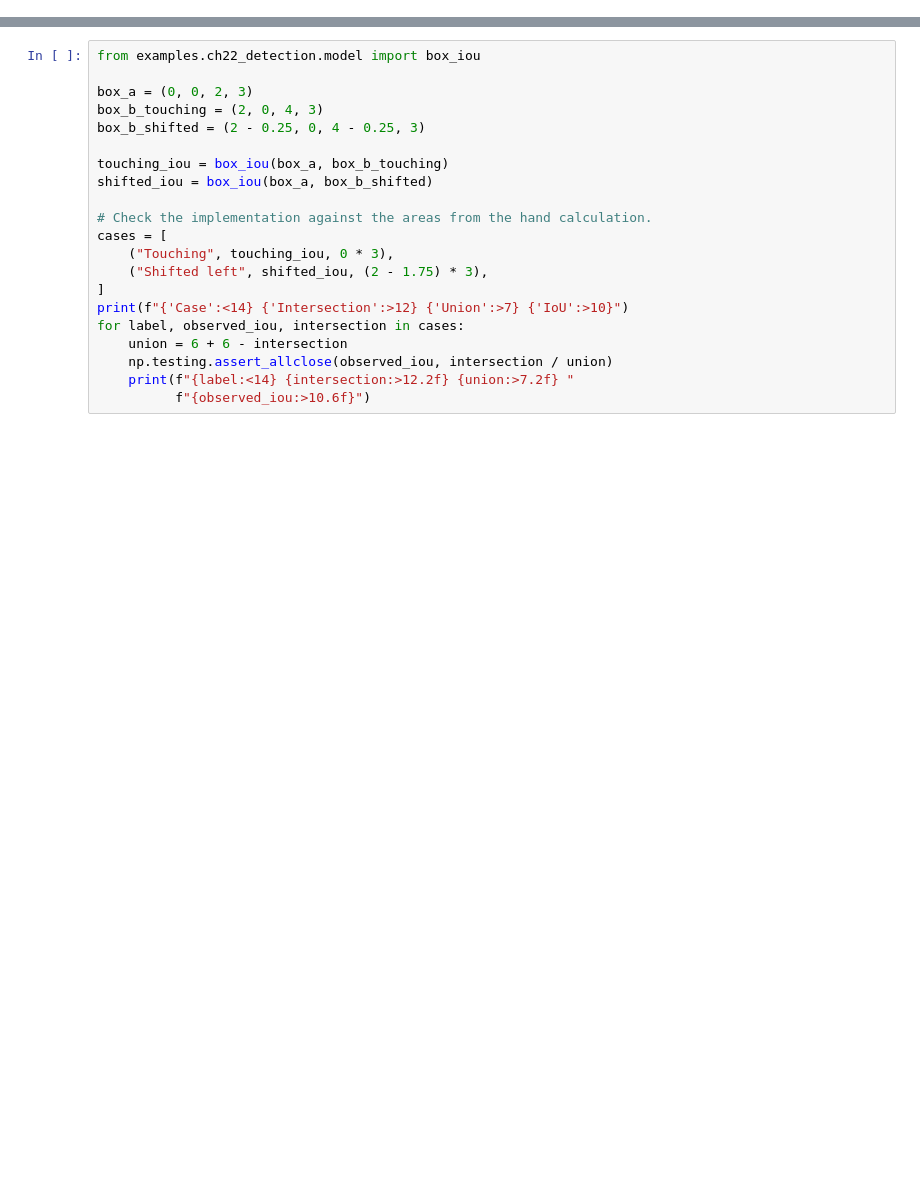
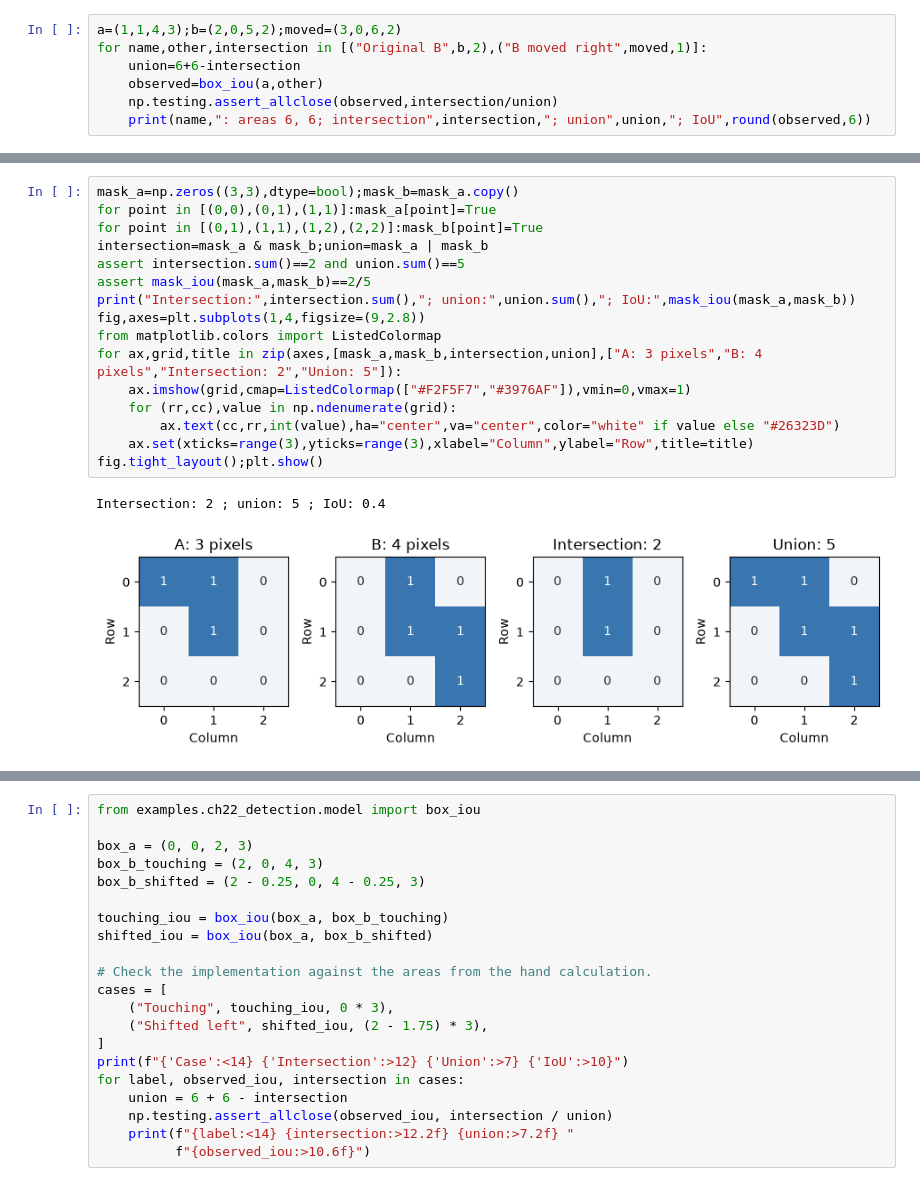
Before and after one commit to jrterven/transformers-book, a Jupyter notebook: solutions/ch22_detection/python-solutions.ipynb, the cells around one changed output, grey strips where cells are left out. Saved outputs shown, nothing was run; the diff lists cells and outputs as text; blank space fills up the shorter version.

Commit message:
Complete all Chapter 22 exercises with executed solutions and visual checks

```diff
--- a/solutions/ch22_detection/python-solutions.ipynb
+++ b/solutions/ch22_detection/python-solutions.ipynb
@@ -31,0 +56,7 @@ else:
+# %%
+a=(1,1,4,3);b=(2,0,5,2);moved=(3,0,6,2)
+for name,other,intersection in [("Original B",b,2),("B moved right",moved,1)]:
+    union=6+6-intersection
+    observed=box_iou(a,other)
+    np.testing.assert_allclose(observed,intersection/union)
+    print(name,": areas 6, 6; intersection",intersection,"; union",union,"; IoU",round(observed,6))
@@ -31,0 +80,19 @@ else:
+# %%
+mask_a=np.zeros((3,3),dtype=bool);mask_b=mask_a.copy()
+for point in [(0,0),(0,1),(1,1)]:mask_a[point]=True
+for point in [(0,1),(1,1),(1,2),(2,2)]:mask_b[point]=True
+intersection=mask_a & mask_b;union=mask_a | mask_b
+assert intersection.sum()==2 and union.sum()==5
+assert mask_iou(mask_a,mask_b)==2/5
+print("Intersection:",intersection.sum(),"; union:",union.sum(),"; IoU:",mask_iou(mask_a,mask_b))
+fig,axes=plt.subplots(1,4,figsize=(9,2.8))
+from matplotlib.colors import ListedColormap
+for ax,grid,title in zip(axes,[mask_a,mask_b,intersection,union],["A: 3 pixels","B: 4 pixels","Intersection: 2","Union: 5"]):
+    ax.imshow(grid,cmap=ListedColormap(["#F2F5F7","#3976AF"]),vmin=0,vmax=1)
+    for (rr,cc),value in np.ndenumerate(grid):
+        ax.text(cc,rr,int(value),ha="center",va="center",color="white" if value else "#26323D")
+    ax.set(xticks=range(3),yticks=range(3),xlabel="Column",ylabel="Row",title=title)
+fig.tight_layout();plt.show()
+# %% [output]
+Intersection: 2 ; union: 5 ; IoU: 0.4
+[figure, added]
```
Also changed, not shown: parts of 26 cells of this notebook, 9 other files.
